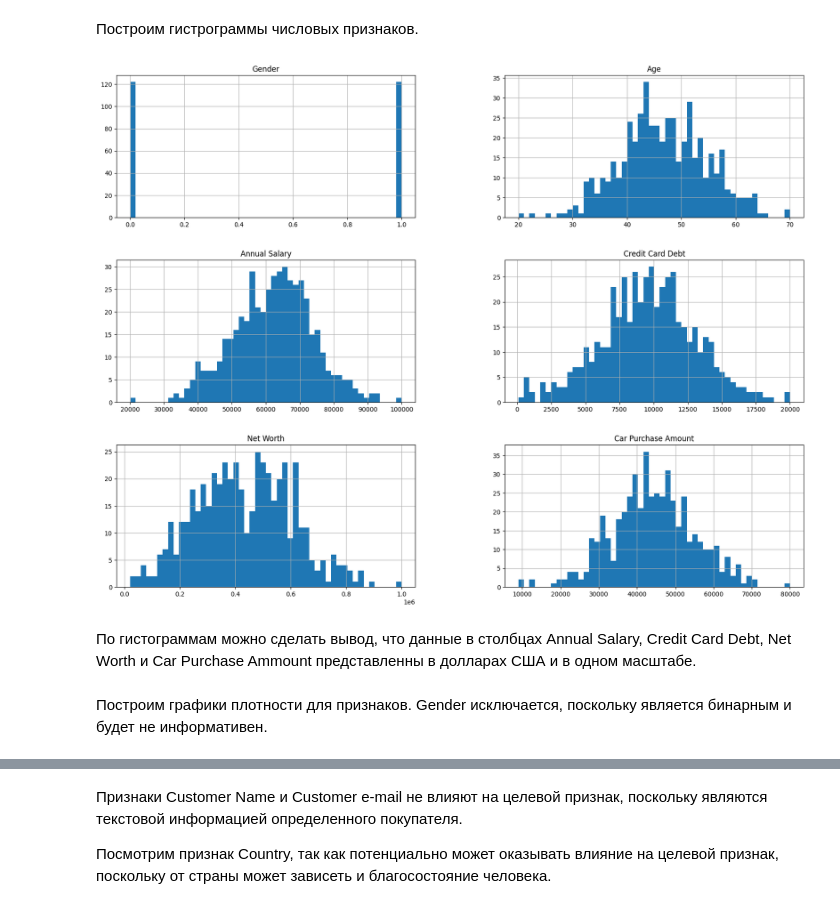
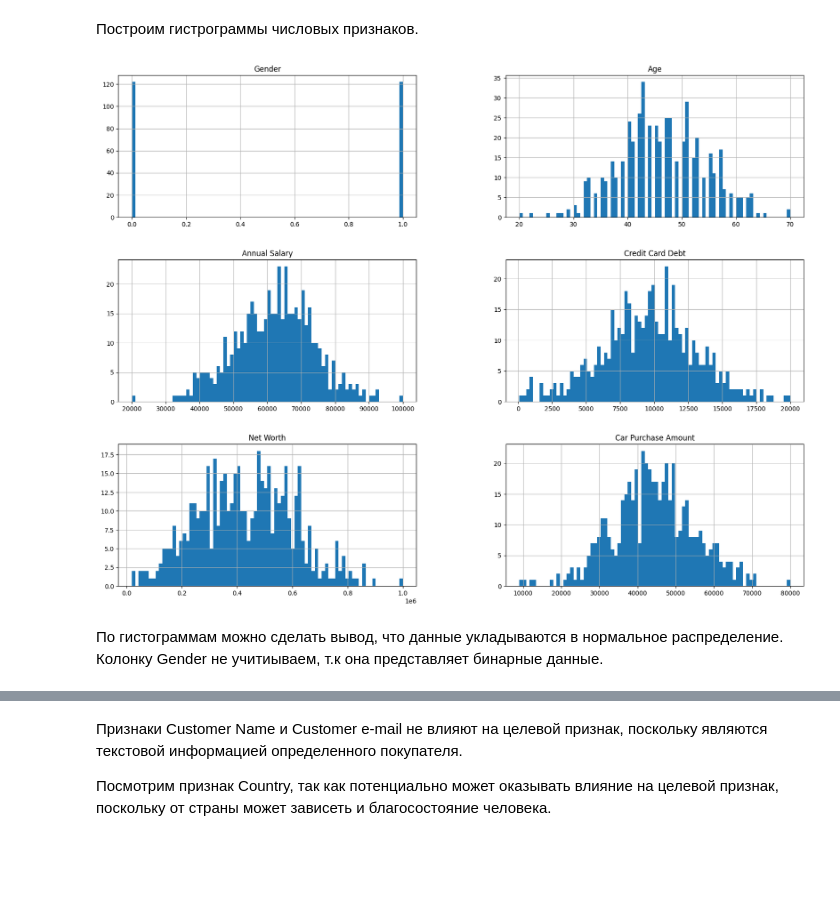
Before and after one commit to Ilia-iz/IAD_1, a Jupyter notebook: IAD1.ipynb, the cells around one changed output, grey strips where cells are left out. Saved outputs shown, nothing was run; the diff lists cells and outputs as text; code cells hidden in the pictures; blank space fills up the shorter version.

```diff
--- a/IAD1.ipynb
+++ b/IAD1.ipynb
@@ -76,14 +77,12 @@ memory usage: 39.1+ KB
 # %% [markdown]
 Построим гистрограммы числовых признаков.
 # %%
-df.hist(bins=50, figsize=(20,15))
+df.hist(bins=80, figsize=(20,15))
 plt.show()
 # %% [output]
-[figure, old version]
+[figure, new version]
-# %% [markdown]
-По гистограммам можно сделать вывод, что данные в столбцах Annual Salary, Credit Card Debt, Net Worth и Car Purchase Ammount представленны в долларах США и в одном масштабе.
-# %% [markdown]
-Построим графики плотности для признаков. Gender исключается, поскольку является бинарным и будет не информативен.
+# %% [markdown]
+По гистограммам можно сделать вывод, что данные укладываются в нормальное распределение. Колонку Gender не учитиываем, т.к она представляет бинарные данные.
 # %%
 age = df.Age
 annual_salary = df['Annual Salary']
```
Also changed, not shown: parts of 15 cells of this notebook.
